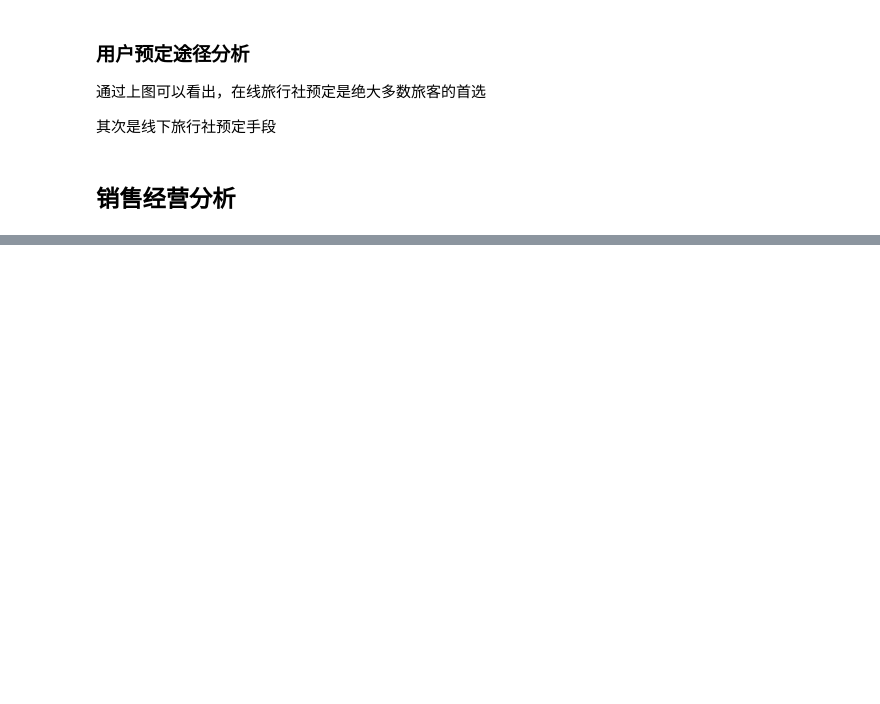
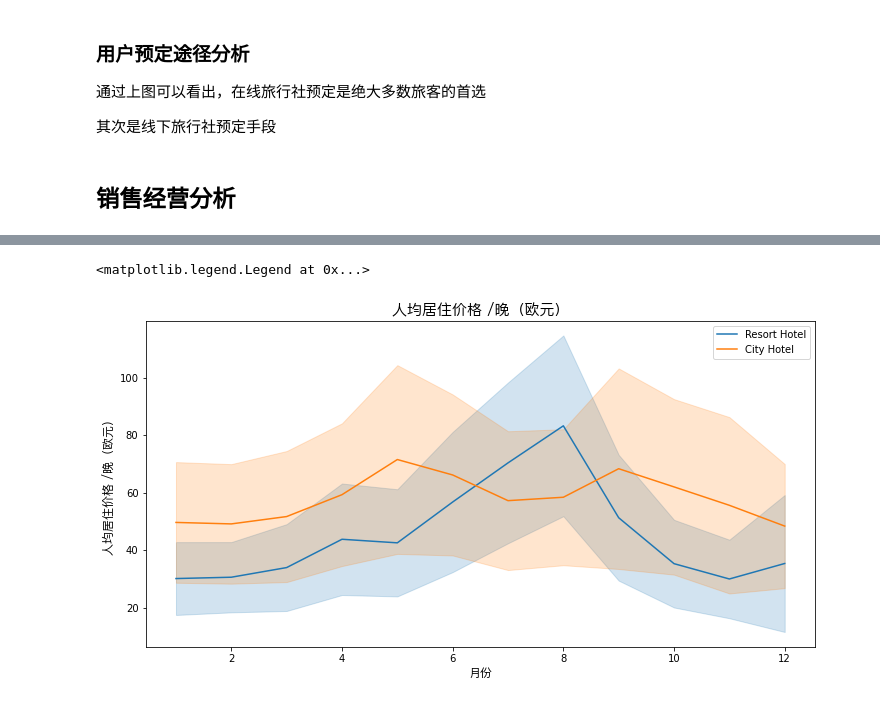
Before and after one commit to wym123/bi_project, a Jupyter notebook: project/酒店数据分析.ipynb, the cells around one changed output, grey strips where cells are left out. Cells and saved outputs as stored; diff of their text form; code cells hidden in the pictures; blank space fills up the shorter version.

```diff
--- a/project/酒店数据分析.ipynb
+++ b/project/酒店数据分析.ipynb
@@ -568,0 +607,32 @@ Name: arrival_date_month, Length: 61470, dtype: object
+# %%
+# 计算人均消费金额
+nocancel_data["adr_per_person"] = nocancel_data["adr"]/(nocancel_data["adults"]+nocancel_data["children"])
+# 提取 目标列 内容组成新df
+adr_pp_data = nocancel_data[["hotel","arrival_date_month","adr_per_person"]]
+# 为了方便排序，将月份进行更换
+adr_pp_data["arrival_date_month"] = adr_pp_data["arrival_date_month"].map({
+    "1":1,
+    "2":2,
+    "3":3,
+    "4":4,
+    "5":5,
+    "6":6,
+    "7":7,
+    "8":8,
+    "9":9,
+    "10":10,
+    "11":11,
+    "12":12
+})
+# 按月份进行排序
+adr_pp_data = adr_pp_data.sort_values("arrival_date_month")
+# 画图
+plt.figure(figsize=(12,6))
+sns.lineplot(x="arrival_date_month",y="adr_per_person",data=adr_pp_data,hue="hotel",ci="sd")
+plt.title("人均居住价格 /晚（欧元）",fontproperties=my_font,fontsize=15)
+plt.xlabel("月份",fontproperties=my_font,fontsize=12)
+plt.ylabel("人均居住价格 /晚（欧元）",fontproperties=my_font,fontsize=12)
+plt.legend()
+# %% [output]
+<matplotlib.legend.Legend at 0x...>
+[figure, added]
```
Also changed, not shown: parts of 10 cells of this notebook.
